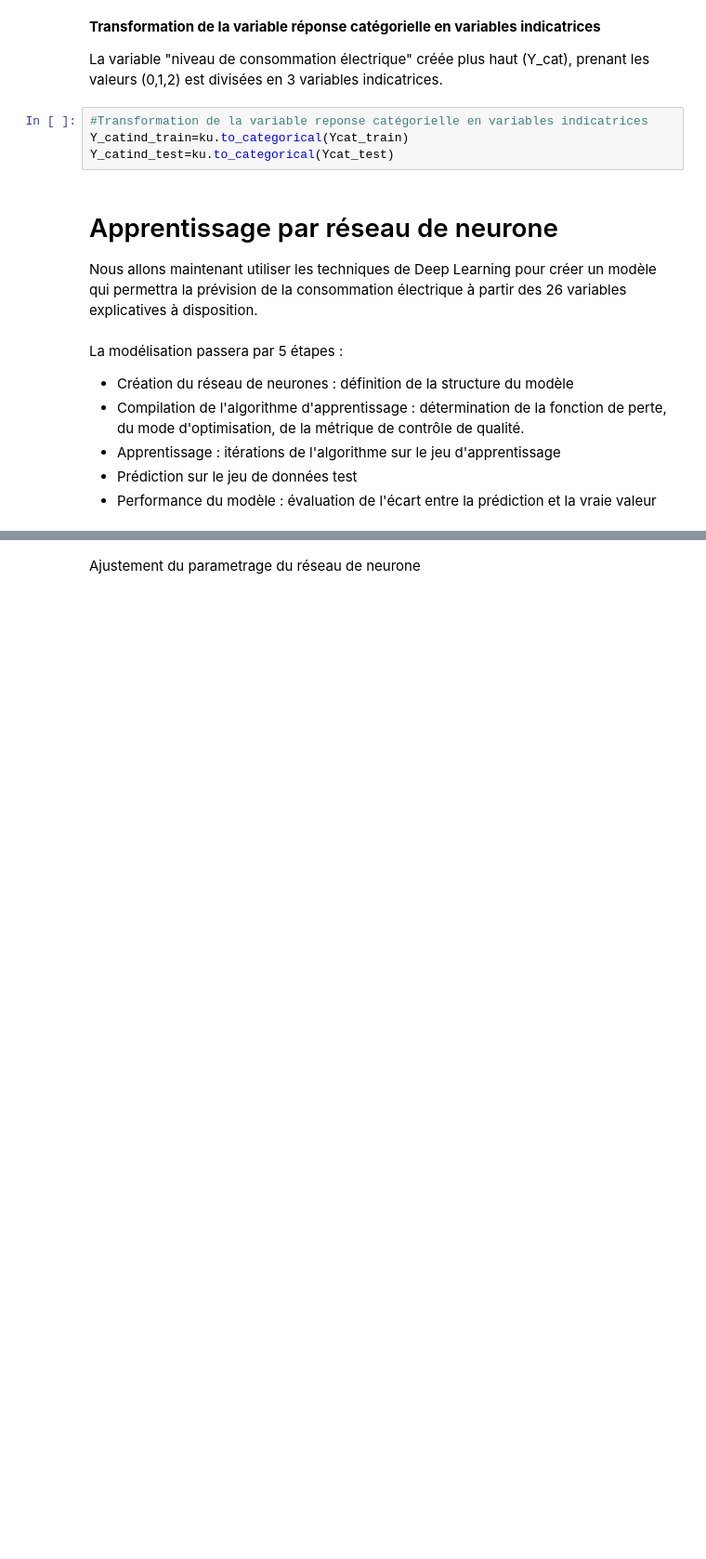
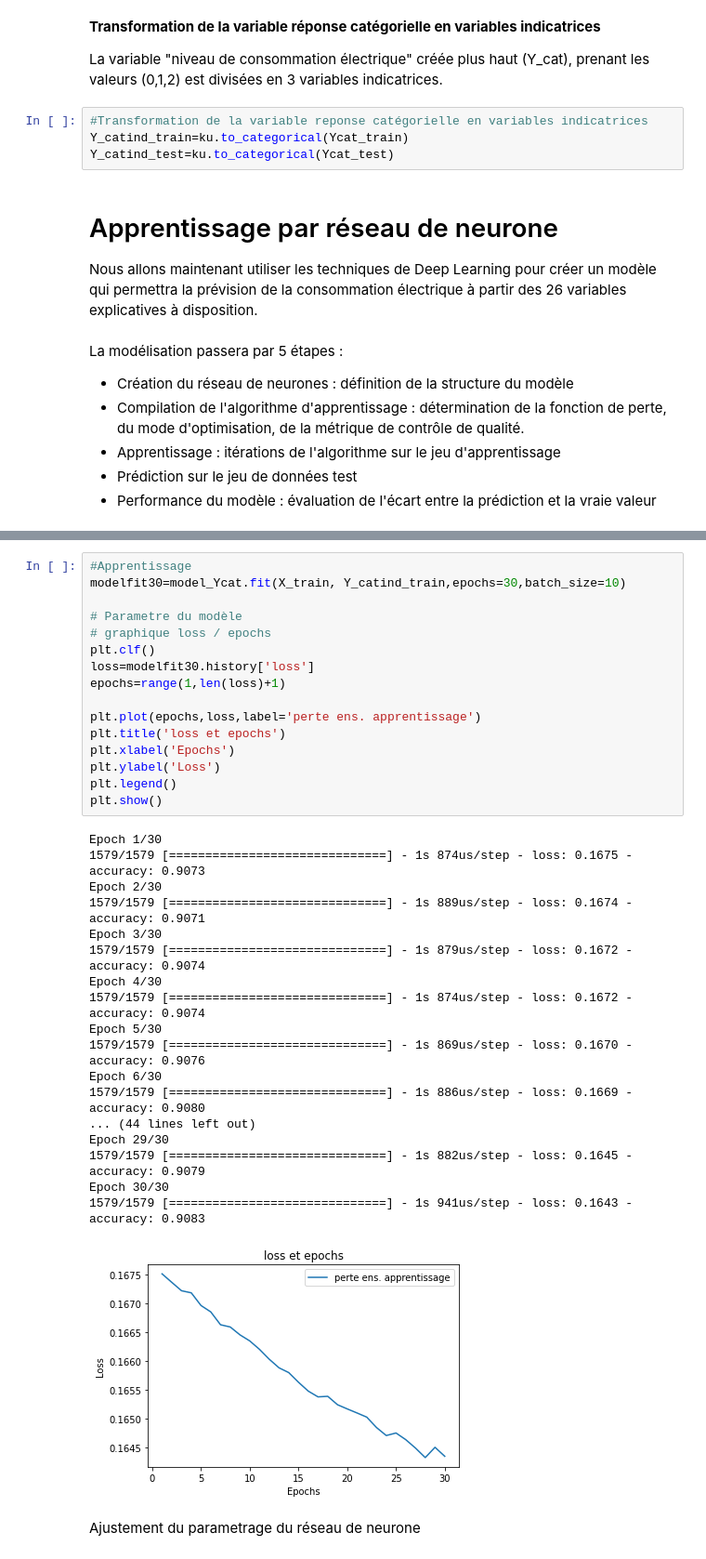
Before and after one commit to MarleneChevalier/Deep-Learning, a Jupyter notebook: Projet_DeepLearning.ipynb, the cells around one changed output, grey strips where cells are left out. Shown: that part at 93% size. Saved outputs shown, nothing was run; the diff lists cells and outputs as text; blank space fills up the shorter version.

```diff
--- a/Projet_DeepLearning.ipynb
+++ b/Projet_DeepLearning.ipynb
@@ -354,3 +369,38 @@ Epoch 30/30
+# %%
+#Apprentissage
+modelfit30=model_Ycat.fit(X_train, Y_catind_train,epochs=30,batch_size=10)
+
+# Parametre du modèle
+# graphique loss / epochs
+plt.clf()
+loss=modelfit30.history['loss']
+epochs=range(1,len(loss)+1)
+
+plt.plot(epochs,loss,label='perte ens. apprentissage')
+plt.title('loss et epochs')
+plt.xlabel('Epochs')
+plt.ylabel('Loss')
+plt.legend()
+plt.show()
+# %% [output]
+Epoch 1/30
+1579/1579 [==============================] - 1s 874us/step - loss: 0.1675 - accuracy: 0.9073
+Epoch 2/30
+1579/1579 [==============================] - 1s 889us/step - loss: 0.1674 - accuracy: 0.9071
+Epoch 3/30
+1579/1579 [==============================] - 1s 879us/step - loss: 0.1672 - accuracy: 0.9074
+Epoch 4/30
+1579/1579 [==============================] - 1s 874us/step - loss: 0.1672 - accuracy: 0.9074
+Epoch 5/30
+1579/1579 [==============================] - 1s 869us/step - loss: 0.1670 - accuracy: 0.9076
+Epoch 6/30
+1579/1579 [==============================] - 1s 886us/step - loss: 0.1669 - accuracy: 0.9080
+... (44 lines left out)
+Epoch 29/30
+1579/1579 [==============================] - 1s 882us/step - loss: 0.1645 - accuracy: 0.9079
+Epoch 30/30
+1579/1579 [==============================] - 1s 941us/step - loss: 0.1643 - accuracy: 0.9083
+[figure, added]
 # %% [markdown]
 Ajustement du parametrage du réseau de neurone
 # %%
```
Also changed, not shown: parts of 9 cells of this notebook.
